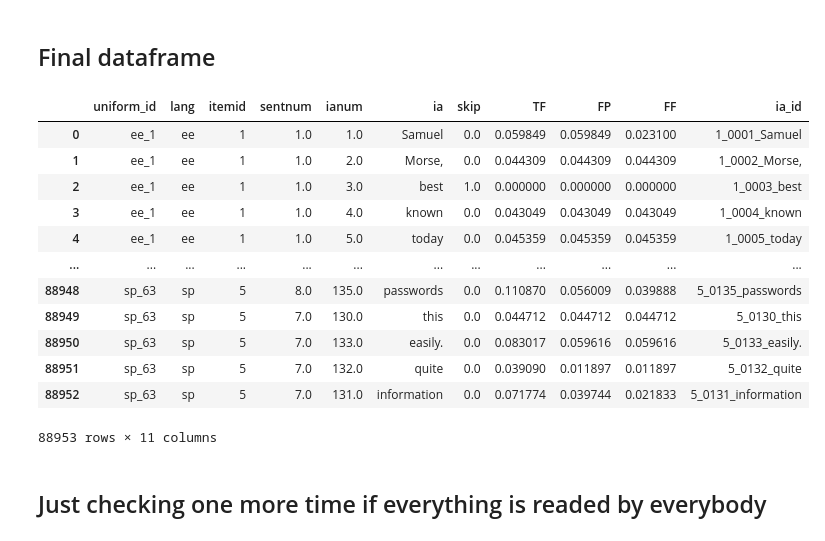
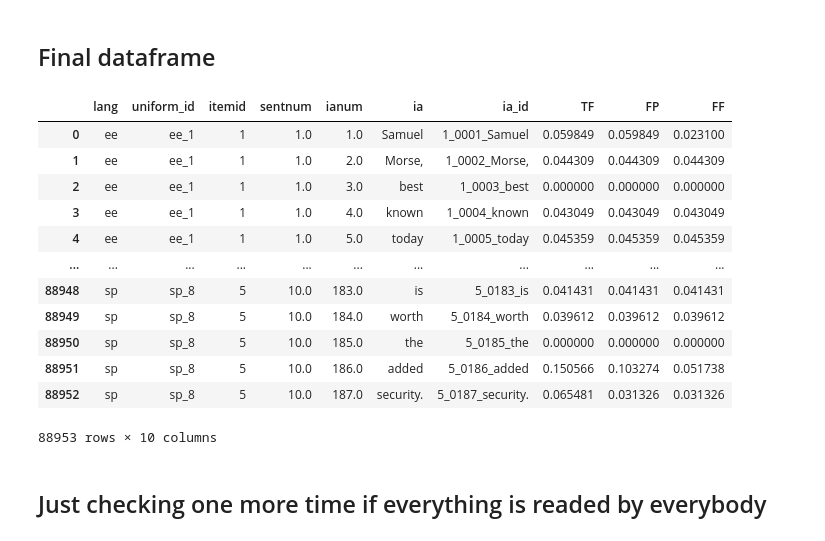
Before and after one commit to linaskerath/ANLP_project, a Jupyter notebook: scripts/data_preparation_new.ipynb, the cells around one changed output. Saved outputs shown, nothing was run; the diff lists cells and outputs as text; code cells hidden in the pictures.

```diff
--- a/scripts/data_preparation_new.ipynb
+++ b/scripts/data_preparation_new.ipynb
@@ -298,22 +272,27 @@ people_by_language(df).transpose()
 # %%
 languages_selected = ("ee", "en", "fi", "ge", "he", "it", "sp")
 df = df[df.lang.isin(languages_selected)].reset_index(drop=True)
 df["ia_id"] = df.apply(lambda row: f"{row['itemid']}_{str(int(row['ianum'])).rjust(4, '0')}_{row['ia']}", axis=1)
+
+df_sentnum = df[["ia_id", "sentnum"]].groupby(by="ia_id").min().reset_index()
+df = df.drop(columns="sentnum").merge(df_sentnum, on="ia_id")
+
+df = df[["lang", "uniform_id", "itemid", "sentnum", "ianum", "ia", "ia_id", "TF", "FP", "FF"]].sort_values(["lang", "uniform_id", "ia_id"]).reset_index(drop=True)
 df
 # %% [output]
-|  | uniform_id | lang | itemid | sentnum | ianum | ia | skip | TF | FP | FF | ia_id |
-| 0 | ee_1 | ee | 1 | 1.0 | 1.0 | Samuel | 0.0 | 0.059849 | 0.059849 | 0.023100 | 1_0001_Samuel |
-| 1 | ee_1 | ee | 1 | 1.0 | 2.0 | Morse, | 0.0 | 0.044309 | 0.044309 | 0.044309 | 1_0002_Morse, |
-| 2 | ee_1 | ee | 1 | 1.0 | 3.0 | best | 1.0 | 0.000000 | 0.000000 | 0.000000 | 1_0003_best |
-| 3 | ee_1 | ee | 1 | 1.0 | 4.0 | known | 0.0 | 0.043049 | 0.043049 | 0.043049 | 1_0004_known |
-| 4 | ee_1 | ee | 1 | 1.0 | 5.0 | today | 0.0 | 0.045359 | 0.045359 | 0.045359 | 1_0005_today |
-| ... | ... | ... | ... | ... | ... | ... | ... | ... | ... | ... | ... |
-| 88948 | sp_63 | sp | 5 | 8.0 | 135.0 | passwords | 0.0 | 0.110870 | 0.056009 | 0.039888 | 5_0135_passwords |
-| 88949 | sp_63 | sp | 5 | 7.0 | 130.0 | this | 0.0 | 0.044712 | 0.044712 | 0.044712 | 5_0130_this |
-| 88950 | sp_63 | sp | 5 | 7.0 | 133.0 | easily. | 0.0 | 0.083017 | 0.059616 | 0.059616 | 5_0133_easily. |
-| 88951 | sp_63 | sp | 5 | 7.0 | 132.0 | quite | 0.0 | 0.039090 | 0.011897 | 0.011897 | 5_0132_quite |
-| 88952 | sp_63 | sp | 5 | 7.0 | 131.0 | information | 0.0 | 0.071774 | 0.039744 | 0.021833 | 5_0131_information |
+|  | lang | uniform_id | itemid | sentnum | ianum | ia | ia_id | TF | FP | FF |
+| 0 | ee | ee_1 | 1 | 1.0 | 1.0 | Samuel | 1_0001_Samuel | 0.059849 | 0.059849 | 0.023100 |
+| 1 | ee | ee_1 | 1 | 1.0 | 2.0 | Morse, | 1_0002_Morse, | 0.044309 | 0.044309 | 0.044309 |
+| 2 | ee | ee_1 | 1 | 1.0 | 3.0 | best | 1_0003_best | 0.000000 | 0.000000 | 0.000000 |
+| 3 | ee | ee_1 | 1 | 1.0 | 4.0 | known | 1_0004_known | 0.043049 | 0.043049 | 0.043049 |
+| 4 | ee | ee_1 | 1 | 1.0 | 5.0 | today | 1_0005_today | 0.045359 | 0.045359 | 0.045359 |
+| ... | ... | ... | ... | ... | ... | ... | ... | ... | ... | ... |
+| 88948 | sp | sp_8 | 5 | 10.0 | 183.0 | is | 5_0183_is | 0.041431 | 0.041431 | 0.041431 |
+| 88949 | sp | sp_8 | 5 | 10.0 | 184.0 | worth | 5_0184_worth | 0.039612 | 0.039612 | 0.039612 |
+| 88950 | sp | sp_8 | 5 | 10.0 | 185.0 | the | 5_0185_the | 0.000000 | 0.000000 | 0.000000 |
+| 88951 | sp | sp_8 | 5 | 10.0 | 186.0 | added | 5_0186_added | 0.150566 | 0.103274 | 0.051738 |
+| 88952 | sp | sp_8 | 5 | 10.0 | 187.0 | security. | 5_0187_security. | 0.065481 | 0.031326 | 0.031326 |
-88953 rows × 11 columns
+88953 rows × 10 columns
 # %% [markdown]
 ## Just checking one more time if everything is readed by everybody
 # %%
```
Also changed, not shown: parts of 5 cells of this notebook.
